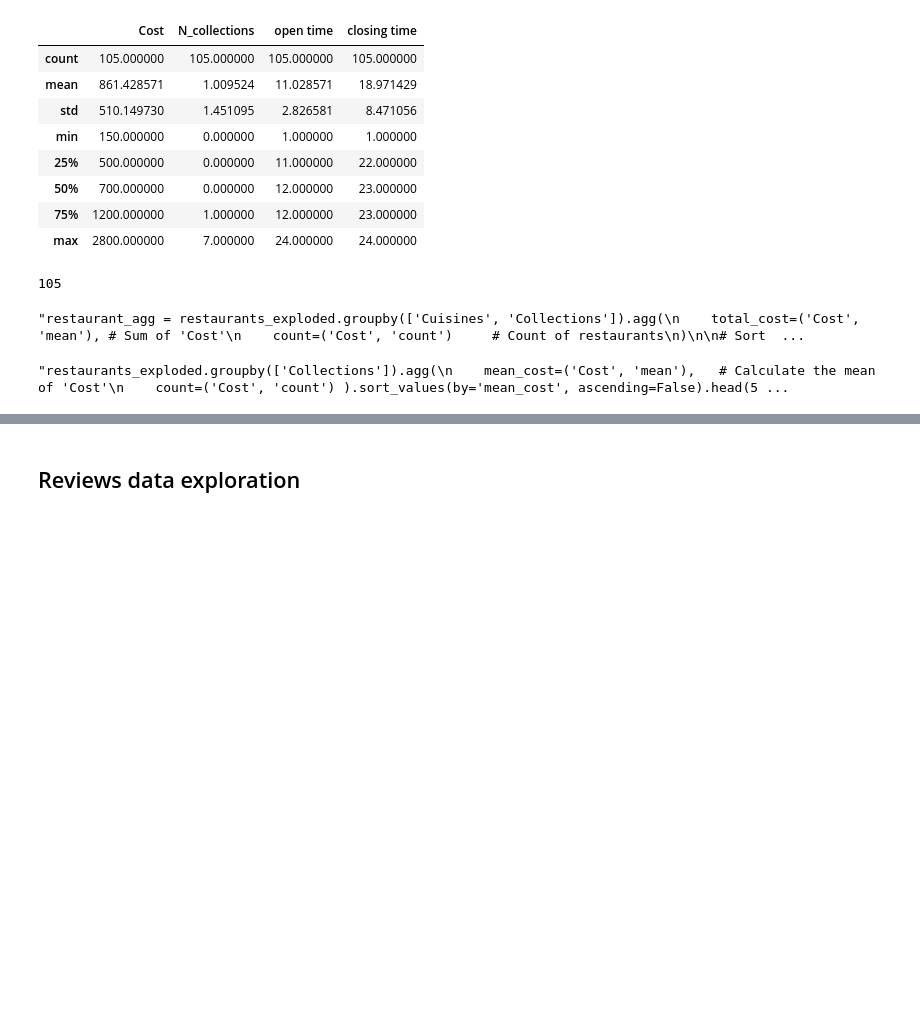
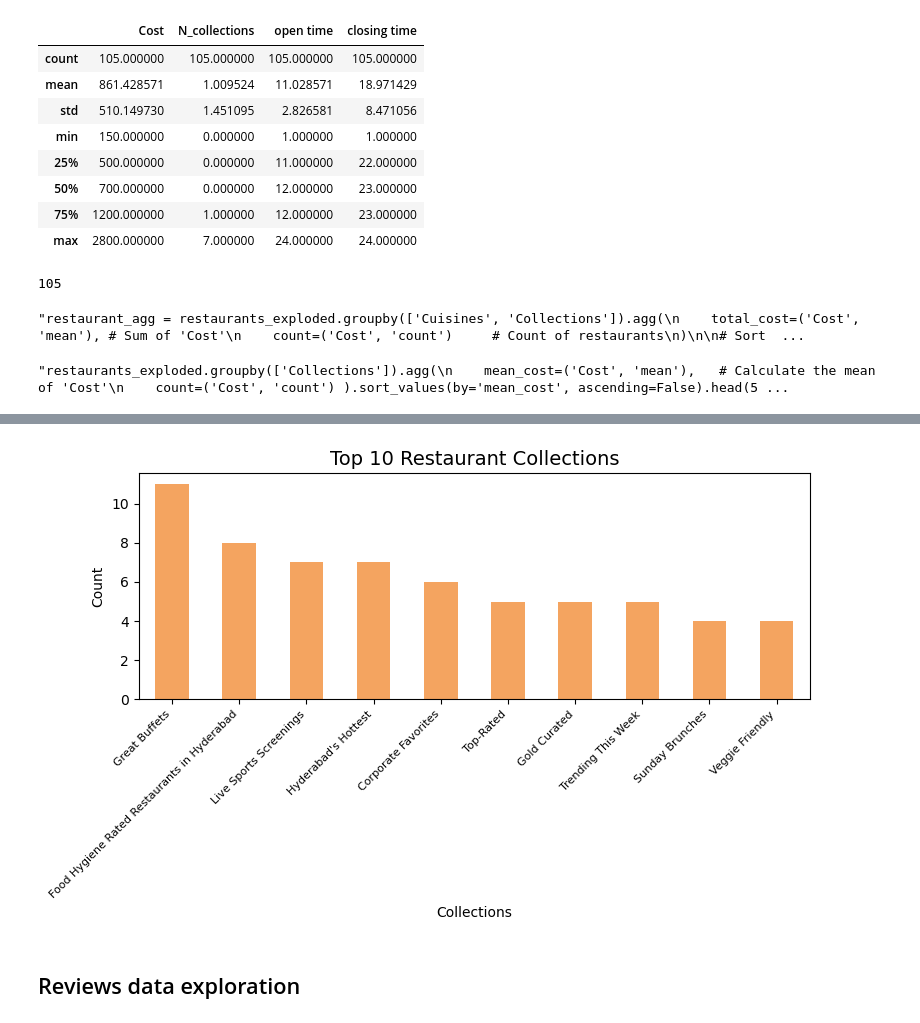
Before and after one commit to miguel-s-nascimento/TM_Project, a Jupyter notebook: exploration.ipynb, the cells around one changed output, grey strips where cells are left out. Cells and saved outputs as stored; diff of their text form; code cells hidden in the pictures; blank space fills up the shorter version.

```diff
--- a/exploration.ipynb
+++ b/exploration.ipynb
@@ -161,3 +126,7 @@ plt.show()
+# %%
+plot_top10_bar(collections_exploded)
+# %% [output]
+[figure, added]
 # %% [markdown]
 ## Reviews data exploration
 # %%
```
Also changed, not shown: parts of 10 cells of this notebook, 1 other file.
